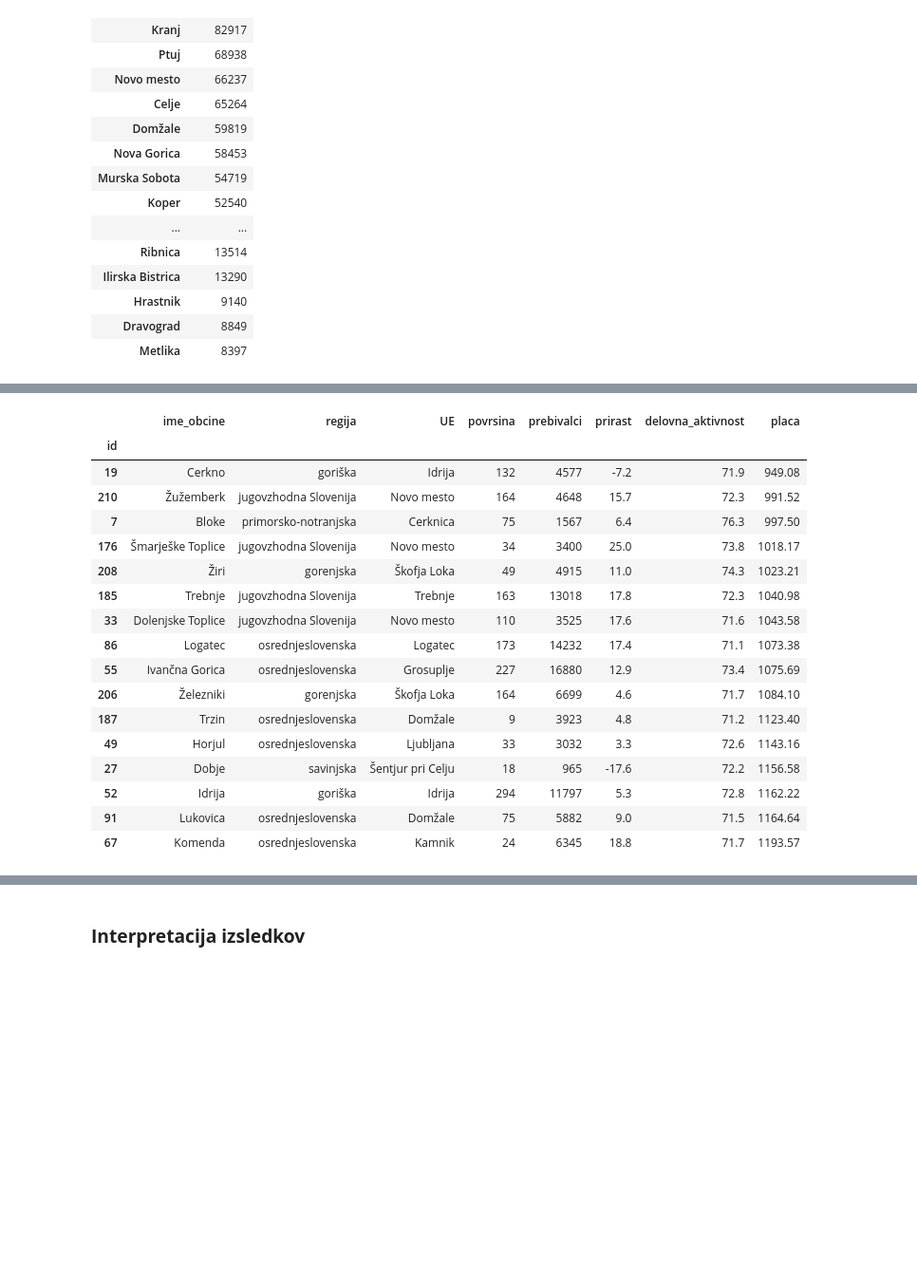
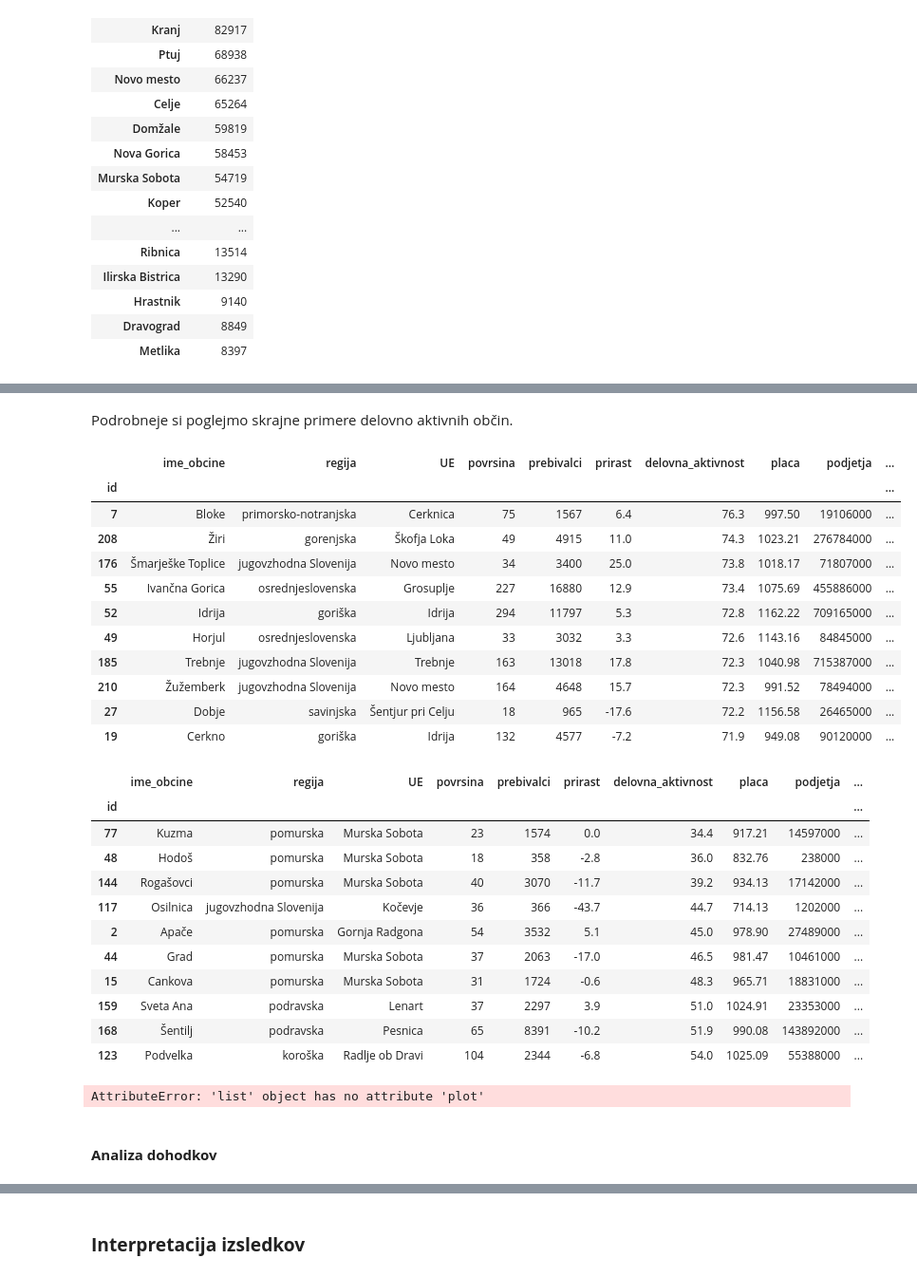
Before and after one commit to matejgorjup/PROG1-analiza-podatkov, a Jupyter notebook: obcine.ipynb, the cells around one changed output, grey strips where cells are left out. Shown at 95% size. Cells and saved outputs as stored; diff of their text form; code cells hidden in the pictures; blank space fills up the shorter version.

```diff
--- a/obcine.ipynb
+++ b/obcine.ipynb
@@ -103,21 +123,36 @@ Poglejmo tovrstno porazdelitev za najbolj delovno aktivne občine.
-# %%
-obcine[obcine.delovna_aktivnost > 71].sort_values('placa')
-# %% [output]
-|  | ime_obcine | regija | UE | povrsina | prebivalci | prirast | delovna_aktivnost | placa |
-| id |  |  |  |  |  |  |  |  |
-| 19 | Cerkno | goriška | Idrija | 132 | 4577 | -7.2 | 71.9 | 949.08 |
-| 210 | Žužemberk | jugovzhodna Slovenija | Novo mesto | 164 | 4648 | 15.7 | 72.3 | 991.52 |
-| 7 | Bloke | primorsko-notranjska | Cerknica | 75 | 1567 | 6.4 | 76.3 | 997.50 |
-| 176 | Šmarješke Toplice | jugovzhodna Slovenija | Novo mesto | 34 | 3400 | 25.0 | 73.8 | 1018.17 |
-| 208 | Žiri | gorenjska | Škofja Loka | 49 | 4915 | 11.0 | 74.3 | 1023.21 |
-| 185 | Trebnje | jugovzhodna Slovenija | Trebnje | 163 | 13018 | 17.8 | 72.3 | 1040.98 |
-| 33 | Dolenjske Toplice | jugovzhodna Slovenija | Novo mesto | 110 | 3525 | 17.6 | 71.6 | 1043.58 |
-| 86 | Logatec | osrednjeslovenska | Logatec | 173 | 14232 | 17.4 | 71.1 | 1073.38 |
-| 55 | Ivančna Gorica | osrednjeslovenska | Grosuplje | 227 | 16880 | 12.9 | 73.4 | 1075.69 |
-| 206 | Železniki | gorenjska | Škofja Loka | 164 | 6699 | 4.6 | 71.7 | 1084.10 |
-| 187 | Trzin | osrednjeslovenska | Domžale | 9 | 3923 | 4.8 | 71.2 | 1123.40 |
-| 49 | Horjul | osrednjeslovenska | Ljubljana | 33 | 3032 | 3.3 | 72.6 | 1143.16 |
-| 27 | Dobje | savinjska | Šentjur pri Celju | 18 | 965 | -17.6 | 72.2 | 1156.58 |
-| 52 | Idrija | goriška | Idrija | 294 | 11797 | 5.3 | 72.8 | 1162.22 |
-| 91 | Lukovica | osrednjeslovenska | Domžale | 75 | 5882 | 9.0 | 71.5 | 1164.64 |
-| 67 | Komenda | osrednjeslovenska | Kamnik | 24 | 6345 | 18.8 | 71.7 | 1193.57 |
+# %% [markdown]
+Podrobneje si poglejmo skrajne primere delovno aktivnih občin.
+# %%
+obcine.nlargest(10, 'delovna_aktivnost')
+# %% [output]
+|  | ime_obcine | regija | UE | povrsina | prebivalci | prirast | delovna_aktivnost | placa | podjetja | ... |
+| id |  |  |  |  |  |  |  |  |  | ... |
+| 7 | Bloke | primorsko-notranjska | Cerknica | 75 | 1567 | 6.4 | 76.3 | 997.50 | 19106000 | ... |
+| 208 | Žiri | gorenjska | Škofja Loka | 49 | 4915 | 11.0 | 74.3 | 1023.21 | 276784000 | ... |
+| 176 | Šmarješke Toplice | jugovzhodna Slovenija | Novo mesto | 34 | 3400 | 25.0 | 73.8 | 1018.17 | 71807000 | ... |
+| 55 | Ivančna Gorica | osrednjeslovenska | Grosuplje | 227 | 16880 | 12.9 | 73.4 | 1075.69 | 455886000 | ... |
+| 52 | Idrija | goriška | Idrija | 294 | 11797 | 5.3 | 72.8 | 1162.22 | 709165000 | ... |
+| 49 | Horjul | osrednjeslovenska | Ljubljana | 33 | 3032 | 3.3 | 72.6 | 1143.16 | 84845000 | ... |
+| 185 | Trebnje | jugovzhodna Slovenija | Trebnje | 163 | 13018 | 17.8 | 72.3 | 1040.98 | 715387000 | ... |
+| 210 | Žužemberk | jugovzhodna Slovenija | Novo mesto | 164 | 4648 | 15.7 | 72.3 | 991.52 | 78494000 | ... |
+| 27 | Dobje | savinjska | Šentjur pri Celju | 18 | 965 | -17.6 | 72.2 | 1156.58 | 26465000 | ... |
+| 19 | Cerkno | goriška | Idrija | 132 | 4577 | -7.2 | 71.9 | 949.08 | 90120000 | ... |
+# %%
+obcine.nsmallest(10, 'delovna_aktivnost')
+# %% [output]
+|  | ime_obcine | regija | UE | povrsina | prebivalci | prirast | delovna_aktivnost | placa | podjetja | ... |
+| id |  |  |  |  |  |  |  |  |  | ... |
+| 77 | Kuzma | pomurska | Murska Sobota | 23 | 1574 | 0.0 | 34.4 | 917.21 | 14597000 | ... |
+| 48 | Hodoš | pomurska | Murska Sobota | 18 | 358 | -2.8 | 36.0 | 832.76 | 238000 | ... |
+| 144 | Rogašovci | pomurska | Murska Sobota | 40 | 3070 | -11.7 | 39.2 | 934.13 | 17142000 | ... |
+| 117 | Osilnica | jugovzhodna Slovenija | Kočevje | 36 | 366 | -43.7 | 44.7 | 714.13 | 1202000 | ... |
+| 2 | Apače | pomurska | Gornja Radgona | 54 | 3532 | 5.1 | 45.0 | 978.90 | 27489000 | ... |
+| 44 | Grad | pomurska | Murska Sobota | 37 | 2063 | -17.0 | 46.5 | 981.47 | 10461000 | ... |
+| 15 | Cankova | pomurska | Murska Sobota | 31 | 1724 | -0.6 | 48.3 | 965.71 | 18831000 | ... |
+| 159 | Sveta Ana | podravska | Lenart | 37 | 2297 | 3.9 | 51.0 | 1024.91 | 23353000 | ... |
+| 168 | Šentilj | podravska | Pesnica | 65 | 8391 | -10.2 | 51.9 | 990.08 | 143892000 | ... |
+| 123 | Podvelka | koroška | Radlje ob Dravi | 104 | 2344 | -6.8 | 54.0 | 1025.09 | 55388000 | ... |
+# %%
+[['delovna_aktivnost', 'placa']].plot.scatter('delovna_aktivnost', 'placa', figsize=(10,7), color='green')
+# %% [output]
+AttributeError: 'list' object has no attribute 'plot'
@@ -123,0 +170,2 @@ obcine[obcine.delovna_aktivnost > 71].sort_values('placa')
+# %% [markdown]
+#### **Analiza dohodkov**
```
Also changed, not shown: parts of 20 cells of this notebook, 2 other files.
